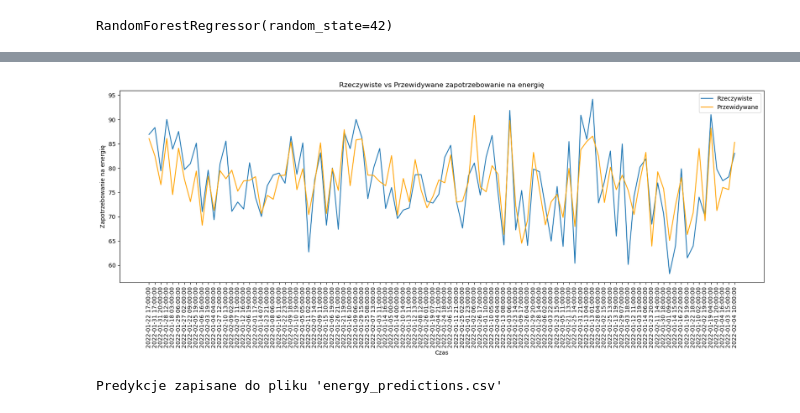
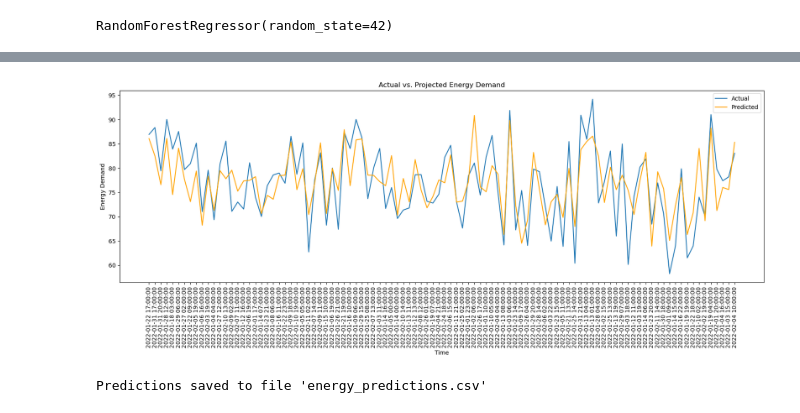
Before and after one commit to Heroif/Energy-demand-prediction-using-machine-learning, a Jupyter notebook: Energy demand prediction using machine learning.ipynb, the cells around one changed output, grey strips where cells are left out. Drawn from its saved outputs; the diff is of its cells as text; code cells hidden in the pictures.

```diff
--- a/Energy demand prediction using machine learning.ipynb
+++ b/Energy demand prediction using machine learning.ipynb
@@ -162,20 +200,20 @@ Root Mean Squared Error (RMSE): 5.20
 # %%
-# Wykres rzeczywiste vs przewidywane
+# Actual vs. Predicted Chart
 plt.figure(figsize=(20, 6))
-plt.plot(y_test, label='Rzeczywiste')
-plt.plot(y_pred, label='Przewidywane', color='orange')
-plt.title("Rzeczywiste vs Przewidywane zapotrzebowanie na energię")
-plt.xlabel("Czas")
+plt.plot(y_test, label='Actual')
+plt.plot(y_pred, label='Predicted', color='orange')
+plt.title("Actual vs. Projected Energy Demand")
+plt.xlabel("Time")
 plt.xticks(rotation=90)
-plt.ylabel("Zapotrzebowanie na energię")
+plt.ylabel("Energy Demand")
 plt.legend()
 plt.show()
 # %% [output]
-[figure, old version]
+[figure, new version]
 # %%
-# Opcjonalnie: zapisanie modelu lub predykcji
-output = pd.DataFrame({'Actual': y_test, 'Predicted': y_pred})
+# Optional: save model or prediction
+output = pd.DataFrame({'Timestamp': y_test.index, 'Actual': y_test, 'Predicted': y_pred})
 output.to_csv('energy_predictions.csv', index=False)
-print("\nPredykcje zapisane do pliku 'energy_predictions.csv'")
+print("\nPredictions saved to file 'energy_predictions.csv'")
 # %% [output]
-Predykcje zapisane do pliku 'energy_predictions.csv'
+Predictions saved to file 'energy_predictions.csv'
```
Also changed, not shown: parts of 20 cells of this notebook, 1 other file.
